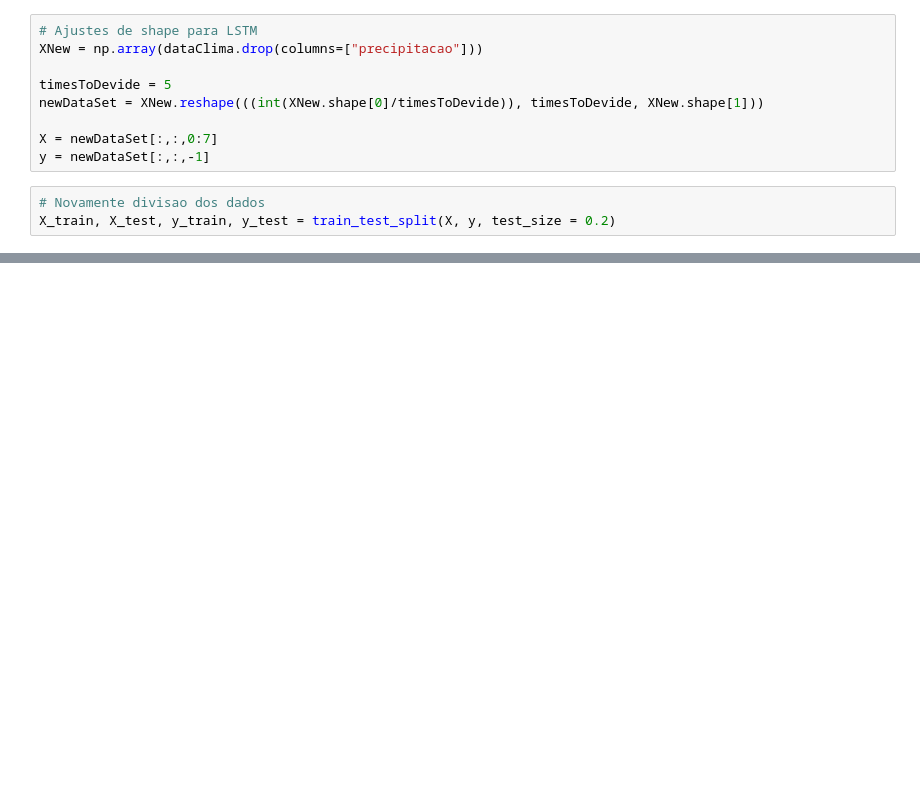
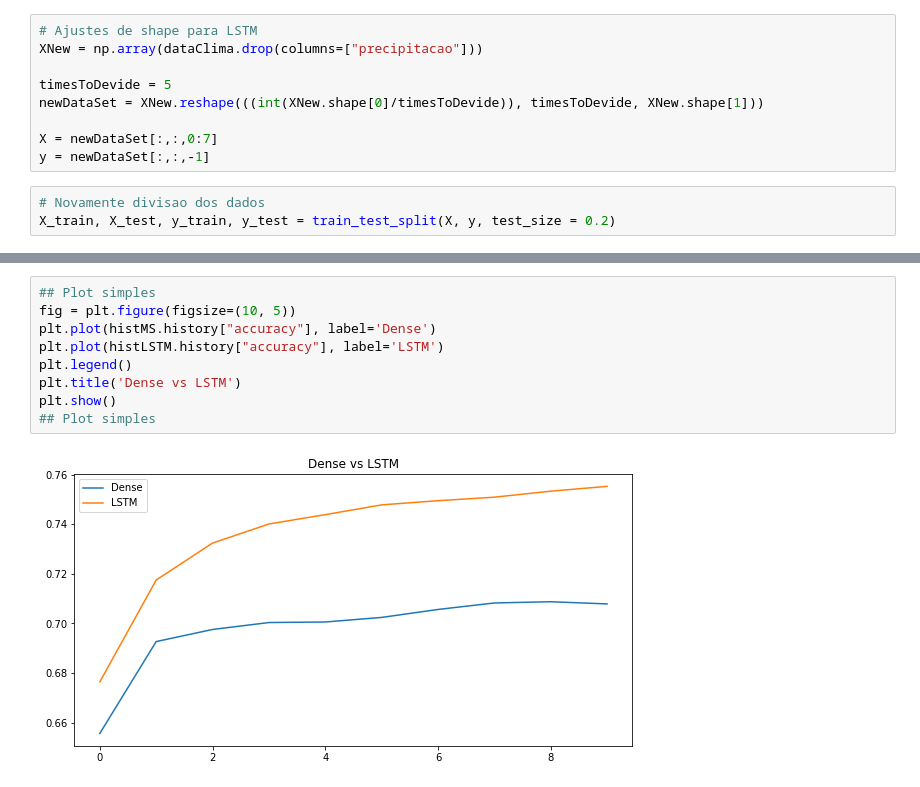
Before and after one commit to daniellonghi/clima, a Jupyter notebook: climaDenseLSTM.ipynb, the cells around one changed output, grey strips where cells are left out. Saved outputs shown, nothing was run; the diff lists cells and outputs as text; blank space fills up the shorter version.

```diff
--- a/climaDenseLSTM.ipynb
+++ b/climaDenseLSTM.ipynb
@@ -170,0 +177,11 @@ print(rms)
+# %%
+## Plot simples
+fig = plt.figure(figsize=(10, 5))
+plt.plot(histMS.history["accuracy"], label='Dense')
+plt.plot(histLSTM.history["accuracy"], label='LSTM')
+plt.legend()
+plt.title('Dense vs LSTM')
+plt.show()
+## Plot simples
+# %% [output]
+[figure, added]
```
Also changed, not shown: parts of 7 cells of this notebook.
